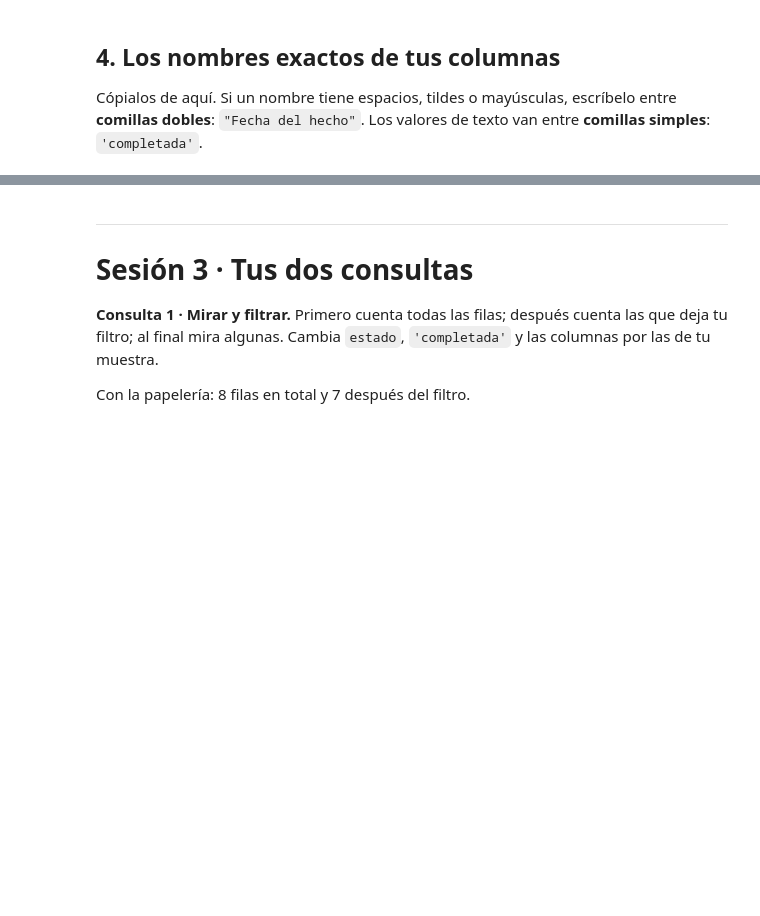
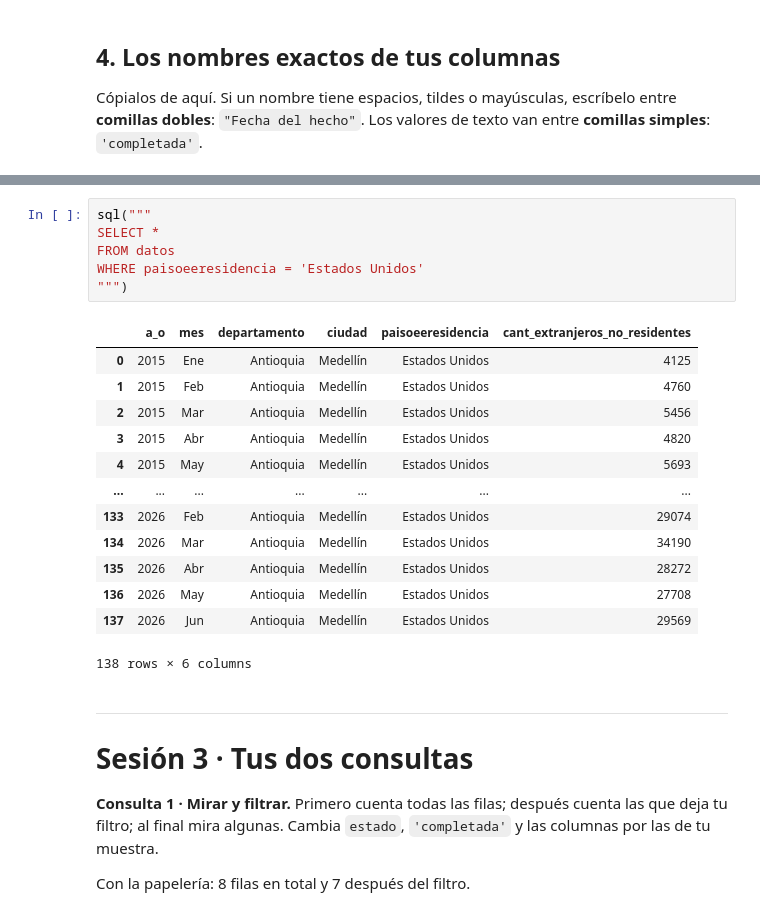
Before and after one commit to giseth18-dotcom/analisis-de-datos, a Jupyter notebook: notebooks/01_consultas.ipynb, the cells around one changed output, grey strips where cells are left out. Drawn from its saved outputs; the diff is of its cells as text; blank space fills up the shorter version.

```diff
--- a/notebooks/01_consultas.ipynb
+++ b/notebooks/01_consultas.ipynb
@@ -89,3 +110,23 @@ list(datos.columns)
+# %%
+sql("""
+SELECT *
+FROM datos
+WHERE paisoeeresidencia = 'Estados Unidos'
+""")
+# %% [output]
+|  | a_o | mes | departamento | ciudad | paisoeeresidencia | cant_extranjeros_no_residentes |
+| 0 | 2015 | Ene | Antioquia | Medellín | Estados Unidos | 4125 |
+| 1 | 2015 | Feb | Antioquia | Medellín | Estados Unidos | 4760 |
+| 2 | 2015 | Mar | Antioquia | Medellín | Estados Unidos | 5456 |
+| 3 | 2015 | Abr | Antioquia | Medellín | Estados Unidos | 4820 |
+| 4 | 2015 | May | Antioquia | Medellín | Estados Unidos | 5693 |
+| ... | ... | ... | ... | ... | ... | ... |
+| 133 | 2026 | Feb | Antioquia | Medellín | Estados Unidos | 29074 |
+| 134 | 2026 | Mar | Antioquia | Medellín | Estados Unidos | 34190 |
+| 135 | 2026 | Abr | Antioquia | Medellín | Estados Unidos | 28272 |
+| 136 | 2026 | May | Antioquia | Medellín | Estados Unidos | 27708 |
+| 137 | 2026 | Jun | Antioquia | Medellín | Estados Unidos | 29569 |
+138 rows × 6 columns
 # %% [markdown]
 ---
 # Sesión 3 · Tus dos consultas
```
Also changed, not shown: parts of 9 cells of this notebook.
